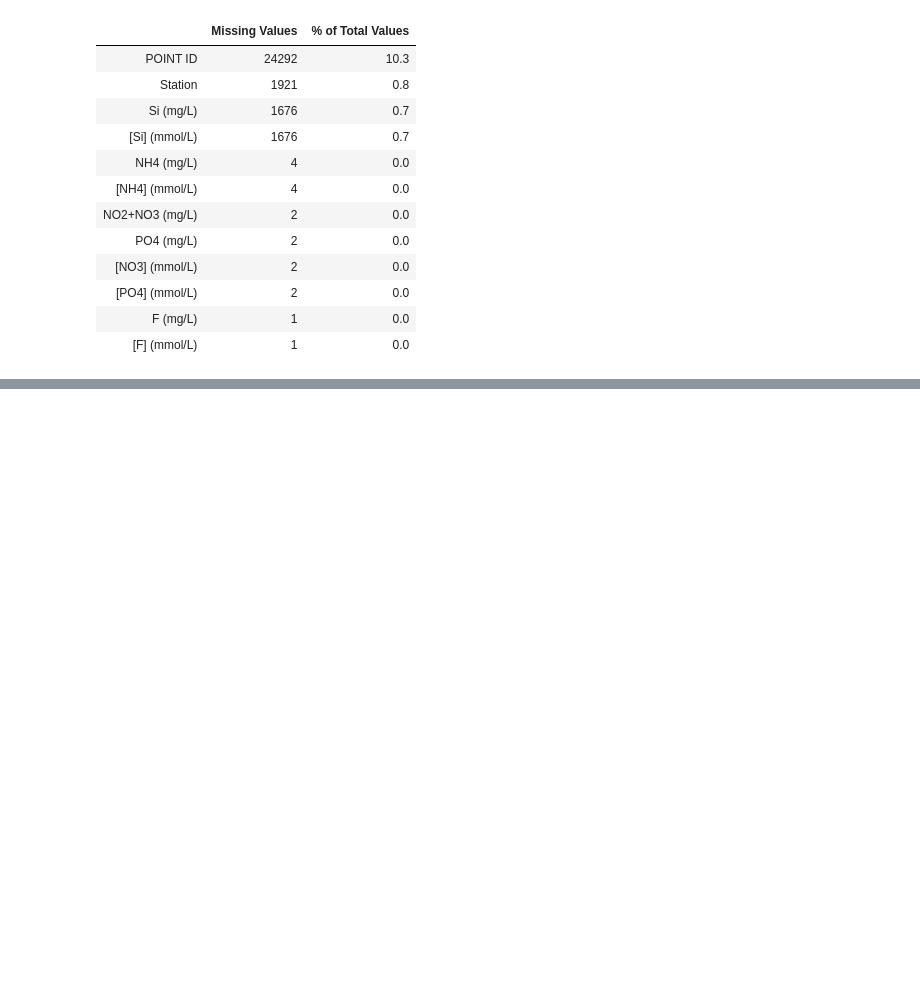
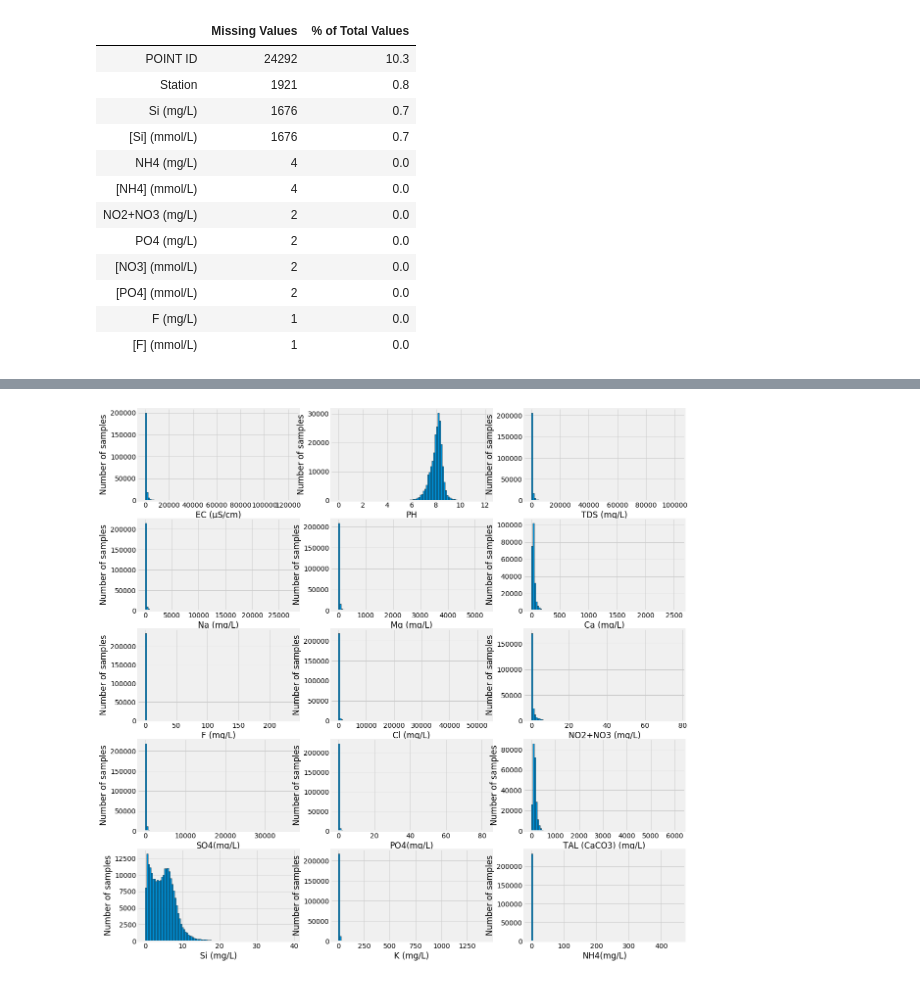
Before and after one commit to elenuskiya/TFM, a Jupyter notebook: Notebooks/00_Cleaning_manipulation_and_unification.ipynb, the cells around one changed output, grey strips where cells are left out. Cells and saved outputs as stored; diff of their text form; code cells hidden in the pictures; blank space fills up the shorter version.

```diff
--- a/Notebooks/00_Cleaning_manipulation_and_unification.ipynb
+++ b/Notebooks/00_Cleaning_manipulation_and_unification.ipynb
@@ -341,0 +357,98 @@ There are 12 columns that have missing values.
+# %%
+# Histograms of the main elements
+box = dict(facecolor='yellow', pad=5, alpha=0.2)
+
+fig = plt.figure()
+plt.figure(figsize=(20,20))
+plt.style.use('fivethirtyeight')
+
+## Histogram of Electrical Conductivity
+ax1=plt.subplot2grid((5,3), (0,0))
+ax1=plt.hist(chemical_clean['EC (μS/cm)'], bins = 100, edgecolor = 'k');
+plt.xlabel('EC (μS/cm)');
+plt.ylabel('Number of samples');
+
+## PH histogram
+ax2=plt.subplot2grid((5,3), (0,1))
+ax2=plt.hist(chemical_clean['PH'], bins = 100, edgecolor = 'k');
+plt.xlabel('PH');
+plt.ylabel('Number of samples');
+
+## TDS Histogram
+ax3=plt.subplot2grid((5,3), (0,2))
+ax3=plt.hist(chemical_clean['TDS (mg/L)'], bins = 100, edgecolor = 'k');
+plt.xlabel('TDS (mg/L)');
+plt.ylabel('Number of samples');
+
+## Sodium Histogram
+ax4=plt.subplot2grid((5,3), (1,0))
+ax4=plt.hist(chemical_clean['Na (mg/L)'], bins = 100, edgecolor = 'k');
+plt.xlabel('Na (mg/L)');
+plt.ylabel('Number of samples');
+
+## Magnesium Histogram
+ax5=plt.subplot2grid((5,3), (1,1))
+ax5=plt.hist(chemical_clean['Mg (mg/L)'], bins = 100, edgecolor = 'k');
+plt.xlabel('Mg (mg/L)');
+plt.ylabel('Number of samples');
+
+## Calcium Histogram
+ax6=plt.subplot2grid((5,3), (1,2))
+ax6=plt.hist(chemical_clean['Ca (mg/L)'], bins = 100, edgecolor = 'k');
+plt.xlabel('Ca (mg/L)');
+plt.ylabel('Number of samples');
+
+## Fluorine Histogram
+ax7=plt.subplot2grid((5,3), (2,0))
+ax7=plt.hist(chemical_clean['F (mg/L)'], bins = 100, edgecolor = 'k');
+plt.xlabel('F (mg/L)');
+plt.ylabel('Number of samples');
+
+## Chlorine Histogram
+ax8=plt.subplot2grid((5,3), (2,1))
+ax8=plt.hist(chemical_clean['Cl (mg/L)'], bins = 100, edgecolor = 'k');
+plt.xlabel('Cl (mg/L)');
+plt.ylabel('Number of samples');
+
+## Nitrates Histogram
+ax9=plt.subplot2grid((5,3), (2,2))
+ax9=plt.hist(chemical_clean['NO2+NO3 (mg/L)'], bins = 100, edgecolor = 'k');
+plt.xlabel('NO2+NO3 (mg/L)');
+plt.ylabel('Number of samples');
+
+## Sulfate Histogram
+ax10=plt.subplot2grid((5,3), (3,0))
+ax10=plt.hist(chemical_clean['SO4 (mg/L)'], bins = 100, edgecolor = 'k');
+plt.xlabel('SO4(mg/L)');
+plt.ylabel('Number of samples');
+
+## Phosphate Histogram
+ax11=plt.subplot2grid((5,3), (3,1))
+ax11=plt.hist(chemical_clean['PO4 (mg/L)'], bins = 100, edgecolor = 'k');
+plt.xlabel('PO4(mg/L)');
+plt.ylabel('Number of samples');
+
+## Histogram of Total Alkalinity
+ax12=plt.subplot2grid((5,3), (3,2))
+ax12=plt.hist(chemical_clean['TAL (CaCO3) (mg/L)'], bins = 100, edgecolor = 'k');
+plt.xlabel('TAL (CaCO3) (mg/L)');
+plt.ylabel('Number of samples');
+
+## Silicon Histogram
+ax13=plt.subplot2grid((5,3), (4,0))
+ax13=plt.hist(chemical_clean['Si (mg/L)'], bins = 100, edgecolor = 'k');
+plt.xlabel('Si (mg/L)');
+plt.ylabel('Number of samples');
+
+## Potassium Histogram
+ax14=plt.subplot2grid((5,3), (4,1))
+ax14=plt.hist(chemical_clean['K (mg/L)'], bins = 100, edgecolor = 'k');
+plt.xlabel('K (mg/L)');
+plt.ylabel('Number of samples');
+
+## Ammonium Histogram
+ax14=plt.subplot2grid((5,3), (4,2))
+ax14=plt.hist(chemical_clean['NH4 (mg/L)'], bins = 100, edgecolor = 'k');
+plt.xlabel('NH4(mg/L)');
+plt.ylabel('Number of samples');
+# %% [output]
@@ -341,0 +456 @@ There are 12 columns that have missing values.
+[figure, added]
```
Also changed, not shown: parts of 16 cells of this notebook.
